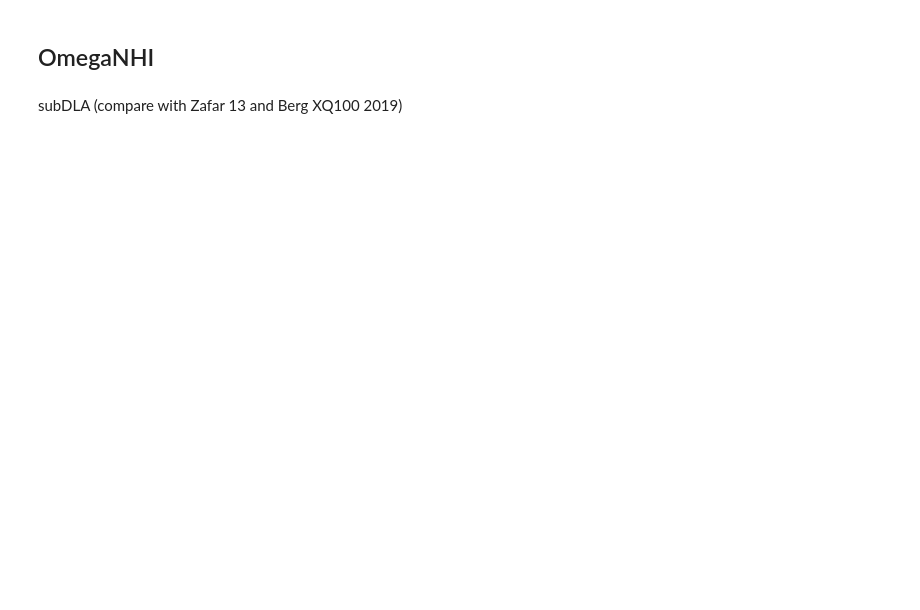
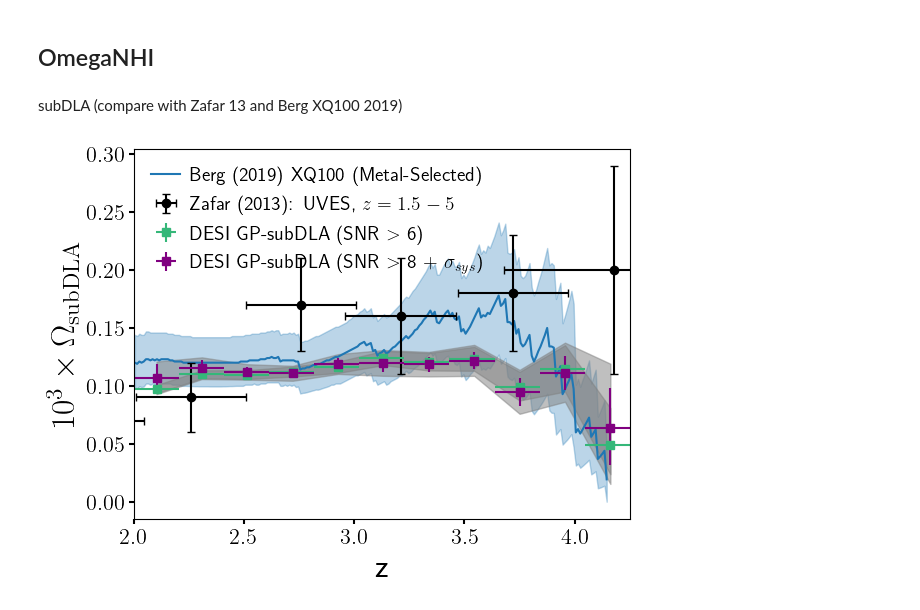
Before and after one commit to jibanCat/desi_gpy_dla_detection, a Jupyter notebook: notebooks/CDDF_all.ipynb, the cells around one changed output. Cells and saved outputs as stored; diff of their text form; code cells hidden in the pictures; blank space fills up the shorter version.

```diff
--- a/notebooks/CDDF_all.ipynb
+++ b/notebooks/CDDF_all.ipynb
@@ -583,7 +719,7 @@ sub_med = df["OmegaHI_sub_med"].values * 1000.0
 sub_lo  = df["OmegaHI_sub_p17"].values * 1000.0
 sub_hi  = df["OmegaHI_sub_p83"].values * 1000.0
 
-plt.plot(z, sub_med, label="Berg19 XQ100 (Metal-Selected)", color="C0")
+plt.plot(z, sub_med, label="Berg (2019) XQ100 (Metal-Selected)", color="C0")
 plt.fill_between(z, sub_lo, sub_hi, alpha=0.3, color="C0")
 
 
@@ -652,7 +788,7 @@ omega_dla_95 = np.full((N, 2), fill_value=np.nan)
     omega_dla_95[:, 1],
 ) = omega_dla_all
 
-plot_omega_dla(z_cent, omega_dla, omega_dla_68, omega_dla_95, color=c_skyline, label="DESI GP (SNR $>$ 6)", bins_per_z=5, zmin=2, zmax=4.25)
+plot_omega_dla(z_cent, omega_dla, omega_dla_68, omega_dla_95, color=c_skyline, label="DESI GP-subDLA (SNR $>$ 6)", bins_per_z=5, zmin=2, zmax=4.25)
 
 ## preserve to calc the sigma_snr effect
 _omega_dla_lsnr = omega_dla
@@ -675,7 +811,7 @@ omega_dla_95 = np.full((N, 2), fill_value=np.nan)
     omega_dla_95[:, 1],
 ) = omega_dla_all
 
-plot_omega_dla(z_cent, omega_dla, omega_dla_68, omega_dla_95, color=c_flatirons, label="DESI GP (SNR $>$ 8, proximity cut)", bins_per_z=5, zmin=2, zmax=4.25)
+# plot_omega_dla(z_cent, omega_dla, omega_dla_68, omega_dla_95, color=c_flatirons, label="DESI GP (SNR $>$ 8, proximity cut)", bins_per_z=5, zmin=2, zmax=4.25)
 # preserve to calc the sigma_snr effect
 _omega_dla_lsnr_lowzcut = omega_dla
 _omega_dla_68_lsnr_lowzcut = omega_dla_68
@@ -706,31 +842,44 @@ delta_snr = np.abs(_omega_dla_lsnr - omega_dla) / 1000
 # delta_proximity = np.abs(_omega_dla_lsnr_lowzcut - omega_dla) / 1000
 # delta_snr += delta_proximity
 omega_dla_68_with_snr = np.column_stack([
     omega_dla_68[:, 0] - delta_snr,   # lower bound moves down
     omega_dla_68[:, 1] + delta_snr,   # upper bound moves up
 ])
 omega_dla_95_with_snr = np.column_stack([
     omega_dla_95[:, 0] - delta_snr,
     omega_dla_95[:, 1] + delta_snr,
 ])
 
 plot_omega_dla(
     z_cent,
     omega_dla,
     omega_dla_68_with_snr,
     omega_dla_95_with_snr,
     color="purple",
-    label="DESI GP (SNR $>$ 8 + sys(SNR))",
+    label="DESI GP-subDLA (SNR $>$ 8 + $\sigma_{sys}$)",
     bins_per_z=5,
     zmin=2,
     zmax=4.25,
 )
 
 plt.legend(
     loc="upper left",
     fontsize=14,
     frameon=False,
     # ncol=2,
     handlelength=1.5,
     handletextpad=0.5,
 )
+
+plt.savefig(
+    os.path.join(outfile, "gp_desi_omegasubdla.png"),
+    bbox_inches="tight",
+    dpi=300,
+    # fontsize=16,
+    transparent=True,
+    pad_inches=0.1,
+    facecolor="white",
+    edgecolor="none",
+)
+# %% [output]
+[figure, added]
```
Also changed, not shown: parts of 5 cells of this notebook, 2 other files.
